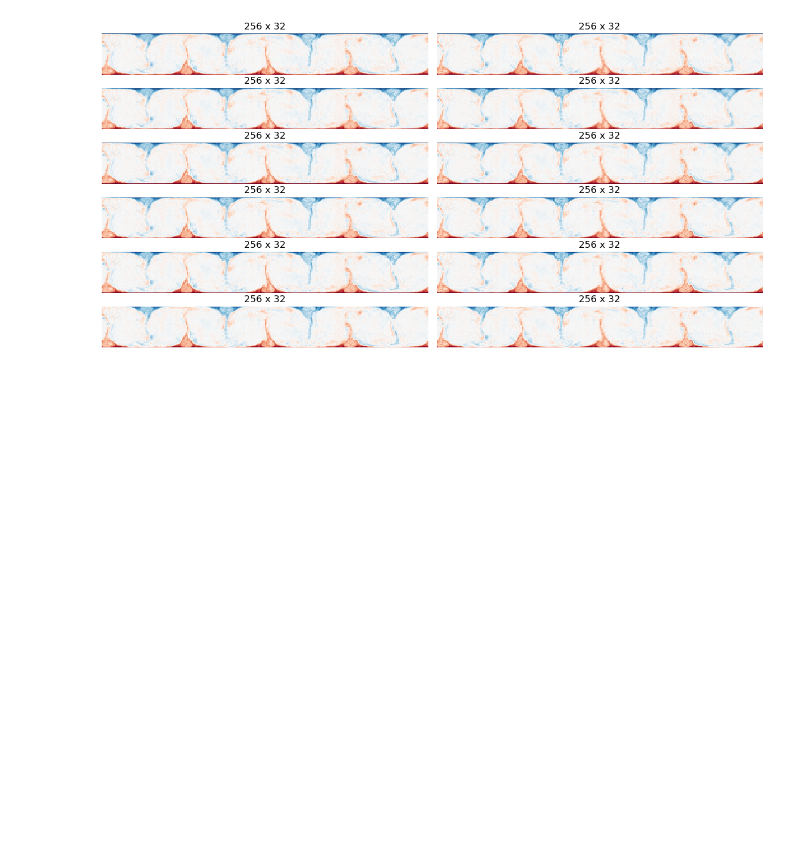
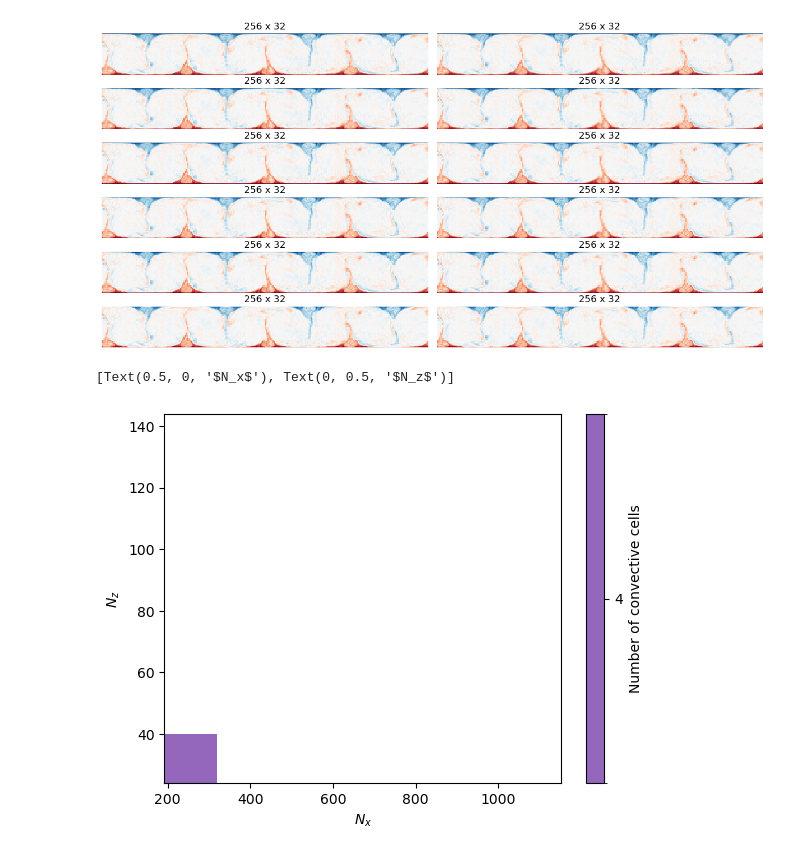
Before and after one commit to tschanzer/honours-project, a Jupyter notebook: notebooks/resolution_tests.ipynb, the cells around one changed output. Drawn from its saved outputs; the diff is of its cells as text; code cells hidden in the pictures; blank space fills up the shorter version.

```diff
--- a/notebooks/resolution_tests.ipynb
+++ b/notebooks/resolution_tests.ipynb
@@ -217,3 +244,31 @@ for i in range(12):
 fig.tight_layout()
 # %% [output]
 [figure]
+# %%
+# enter results as a (Nx, Nz, number) tuple
+n_cells = {
+    (256, 32): 4,
+}
+nx = [256, 384, 512, 768, 1024]
+nz = [32, 48, 64, 96, 128]
+nx = xr.DataArray(nx, coords=[nx], dims=['nx'])
+nz = xr.DataArray(nz, coords=[nz], dims=['nz'])
+def get_n_cells(nx, nz):
+    if (nx, nz) in n_cells.keys():
+        return float(n_cells[(nx, nz)])
+    else:
+        return np.nan
+n_cells = xr.apply_ufunc(get_n_cells, nx, nz, vectorize=True)
+# %%
+cmap = mpl.cm.tab10
+bounds = np.arange(n_cells.min() - 0.5, n_cells.max() + 1.5)
+norm = mpl.colors.BoundaryNorm(bounds, cmap.N)
+
+fig, ax = plt.subplots()
+mesh = ax.pcolormesh(n_cells.nx, n_cells.nz, n_cells, norm=norm, cmap=cmap)
+cbar = fig.colorbar(mesh, ax=ax, label='Number of convective cells')
+cbar.ax.set_yticks(np.arange(n_cells.min(), n_cells.max() + 1))
+ax.set(xlabel='$N_x$', ylabel='$N_z$')
+# %% [output]
+[Text(0.5, 0, '$N_x$'), Text(0, 0.5, '$N_z$')]
+[figure, added]
```
Also changed, not shown: parts of 10 cells of this notebook.
